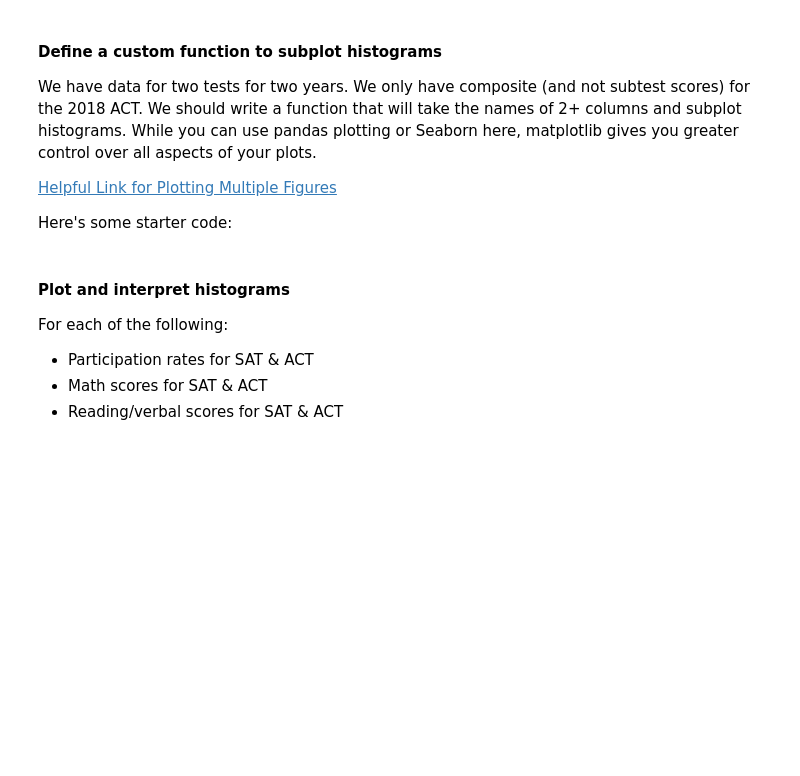
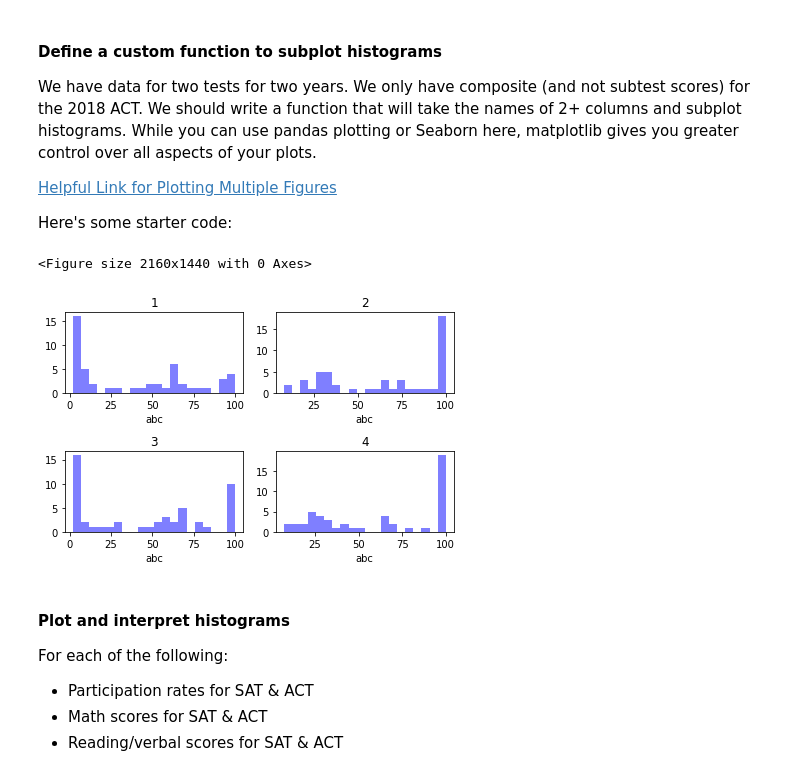
Before and after one commit to saiedmighani/EDA_analysis_SAT_tests, a Jupyter notebook: b_codes/c_VIZ.ipynb, the cells around one changed output. Drawn from its saved outputs; the diff is of its cells as text; code cells hidden in the pictures; blank space fills up the shorter version.

```diff
--- a/b_codes/c_VIZ.ipynb
+++ b/b_codes/c_VIZ.ipynb
@@ -90,12 +90,23 @@ We have data for two tests for two years. We only have composite (and not subtes
 Here's some starter code:
 # %%
 def subplot_histograms(dataframe, list_of_columns, list_of_titles, list_of_xlabels):
+
+    plt.figure(figsize = (30,20))
     nrows = int(np.ceil(len(list_of_columns)/2)) # Makes sure you have enough rows
     fig, ax = plt.subplots(nrows=nrows, ncols=2) # You'll want to specify your figsize
     ax = ax.ravel() # Ravel turns a matrix into a vector, which is easier to iterate
     for i, column in enumerate(list_of_columns): # Gives us an index value to get into all our lists
-        ax[i].hist(dataframe[column]) # feel free to add more settings
+        ax[i].hist(dataframe[column], bins = 20, color = "blue", alpha = 0.5) # feel free to add more settings
         # Set titles, labels, etc here for each subplot
+        #ax[i].vlines(x = np.mean(dataframe[column]), ymin = 0, ymax = y.max(), color = 'orange')
+        ax[i].set_title(list_of_titles[i])
+        ax[i].set_xlabel(list_of_xlabels[i])
+        plt.tight_layout()
+# %%
+subplot_histograms(df_final, ["sat_2017_participation", "act_2017_participation", "sat_2018_participation", "act_2018_participation"], ["1", "2", "3", "4"], ["abc", "abc", "abc", "abc"]);
+# %% [output]
+<Figure size 2160x1440 with 0 Axes>
+[figure, added]
 # %% [markdown]
 #### Plot and interpret histograms
 For each of the following:
```
Also changed, not shown: parts of 8 cells of this notebook, 5 other files.
